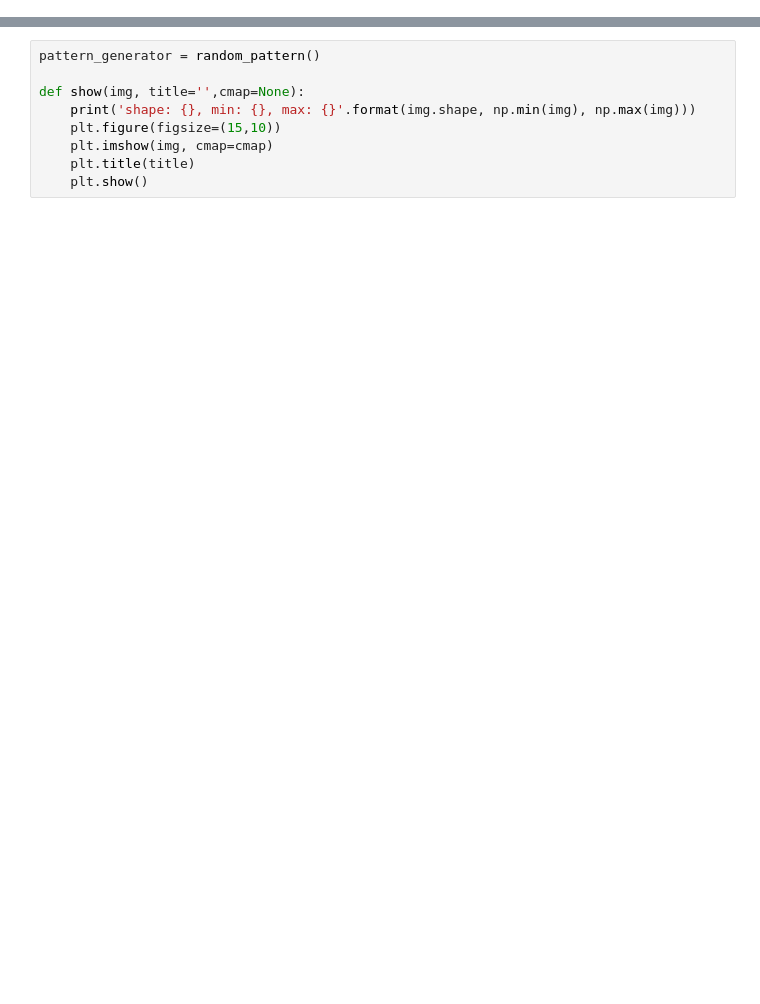
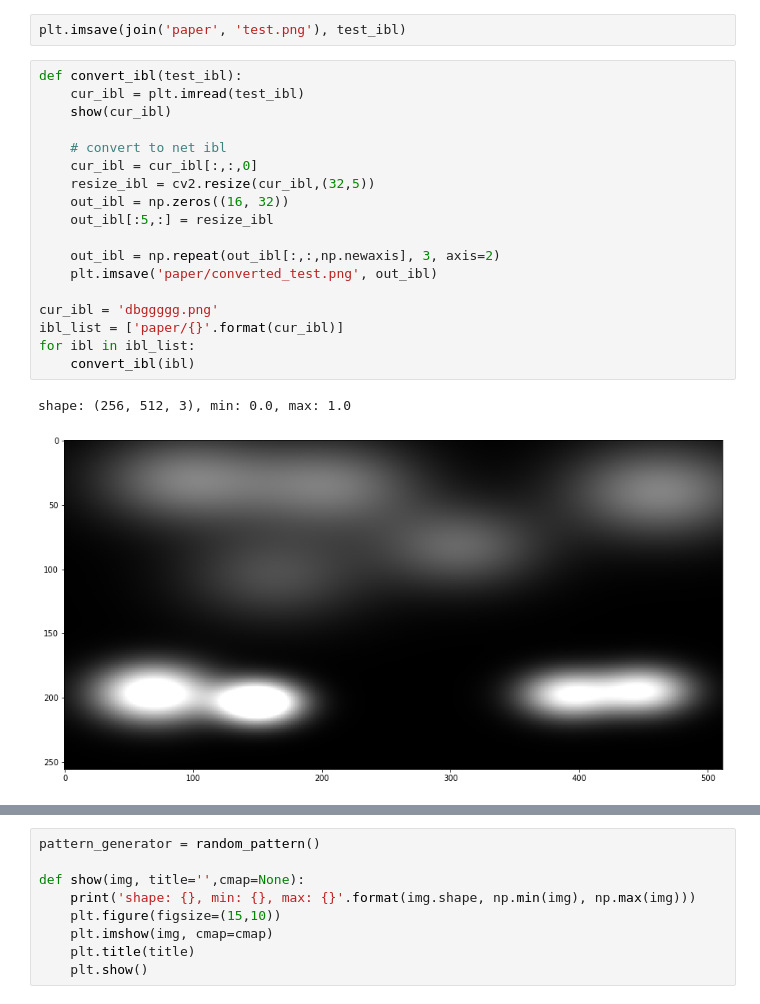
Before and after one commit to ShengCN/soft_shadow, a Jupyter notebook: evaluation/prepare_user_study.ipynb, the cells around one changed output, grey strips where cells are left out. Drawn from its saved outputs; the diff is of its cells as text; blank space fills up the shorter version.

```diff
--- a/evaluation/prepare_user_study.ipynb
+++ b/evaluation/prepare_user_study.ipynb
@@ -29,0 +31,23 @@ Device:  cuda:2
+# %%
+plt.imsave(join('paper', 'test.png'), test_ibl)
+# %%
+def convert_ibl(test_ibl):
+    cur_ibl = plt.imread(test_ibl)
+    show(cur_ibl)
+
+    # convert to net ibl
+    cur_ibl = cur_ibl[:,:,0]
+    resize_ibl = cv2.resize(cur_ibl,(32,5))
+    out_ibl = np.zeros((16, 32))
+    out_ibl[:5,:] = resize_ibl
+
+    out_ibl = np.repeat(out_ibl[:,:,np.newaxis], 3, axis=2)
+    plt.imsave('paper/converted_test.png', out_ibl)
+
+cur_ibl = 'dbggggg.png'
+ibl_list = ['paper/{}'.format(cur_ibl)]
+for ibl in ibl_list:
+    convert_ibl(ibl)
+# %% [output]
+shape: (256, 512, 3), min: 0.0, max: 1.0
+[figure, added]
```
Also changed, not shown: parts of 15 cells of this notebook, 55 other files.
